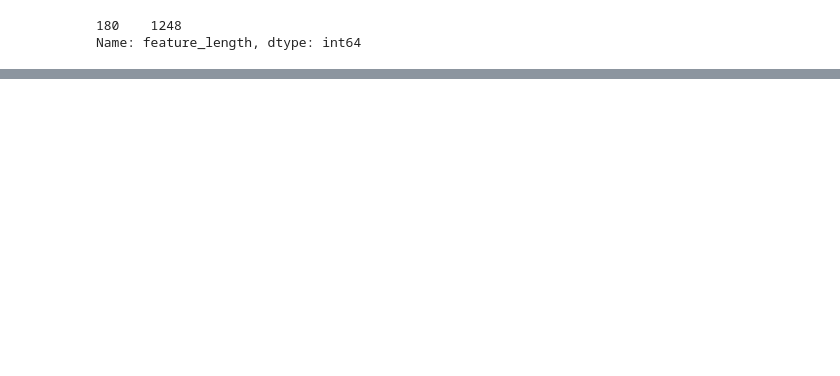
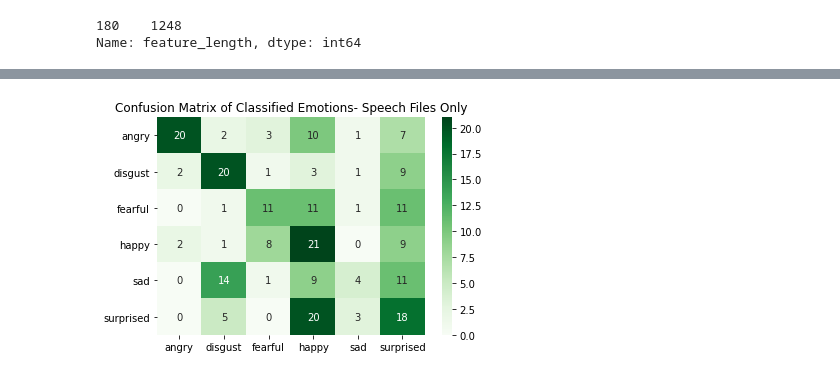
Before and after one commit to kduane/speech_emotion_recognition, a Jupyter notebook: modeling.ipynb, the cells around one changed output, grey strips where cells are left out. Cells and saved outputs as stored; diff of their text form; code cells hidden in the pictures; blank space fills up the shorter version.

```diff
--- a/modeling.ipynb
+++ b/modeling.ipynb
@@ -202,0 +236,4 @@ speech_df = load_targets()
+# %%
+plot_confusion_matrix(sp_model, X_test, y_test, "Confusion Matrix of Classified Emotions- Speech Files Only")
+# %% [output]
+[figure, added]
```
Also changed, not shown: parts of 14 cells of this notebook.
